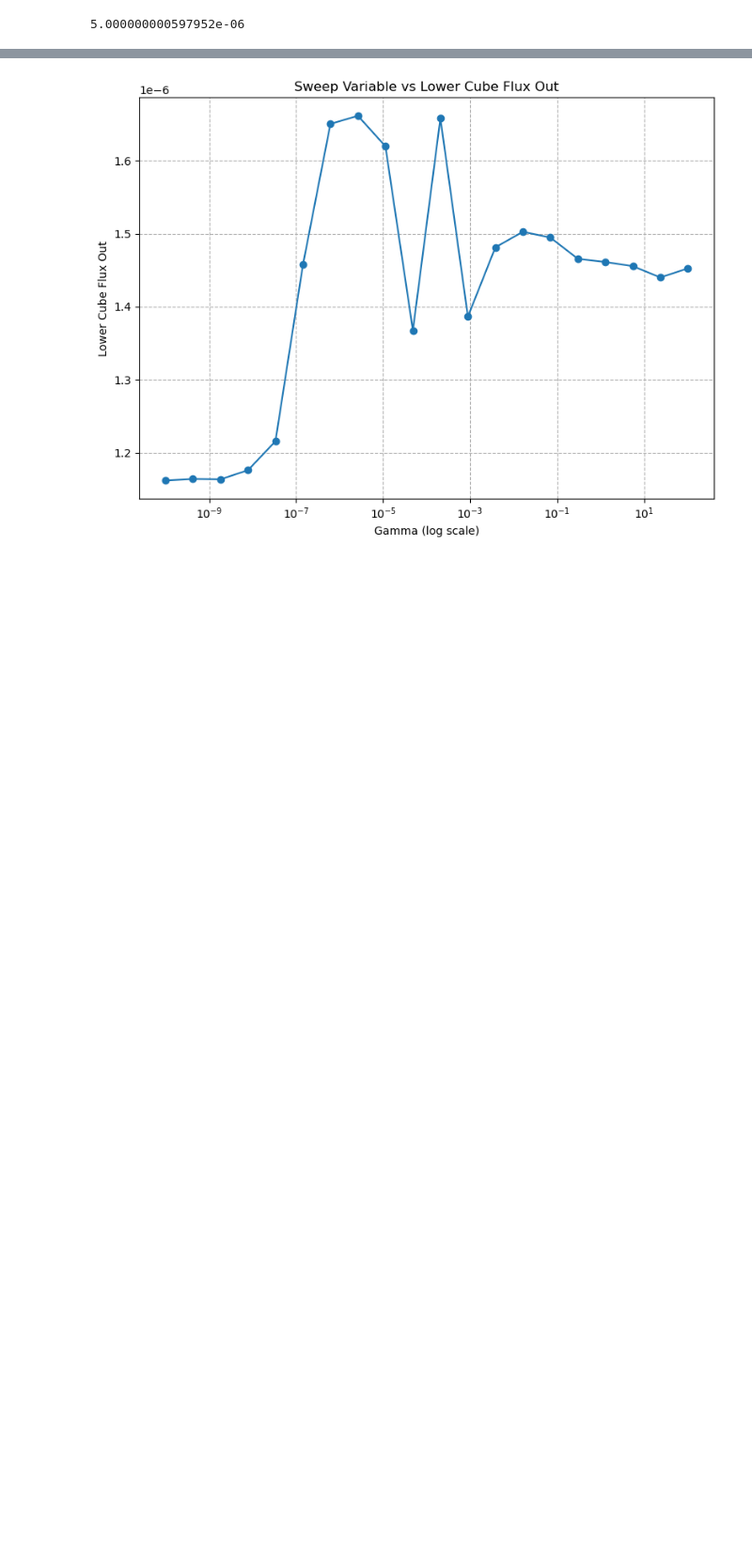
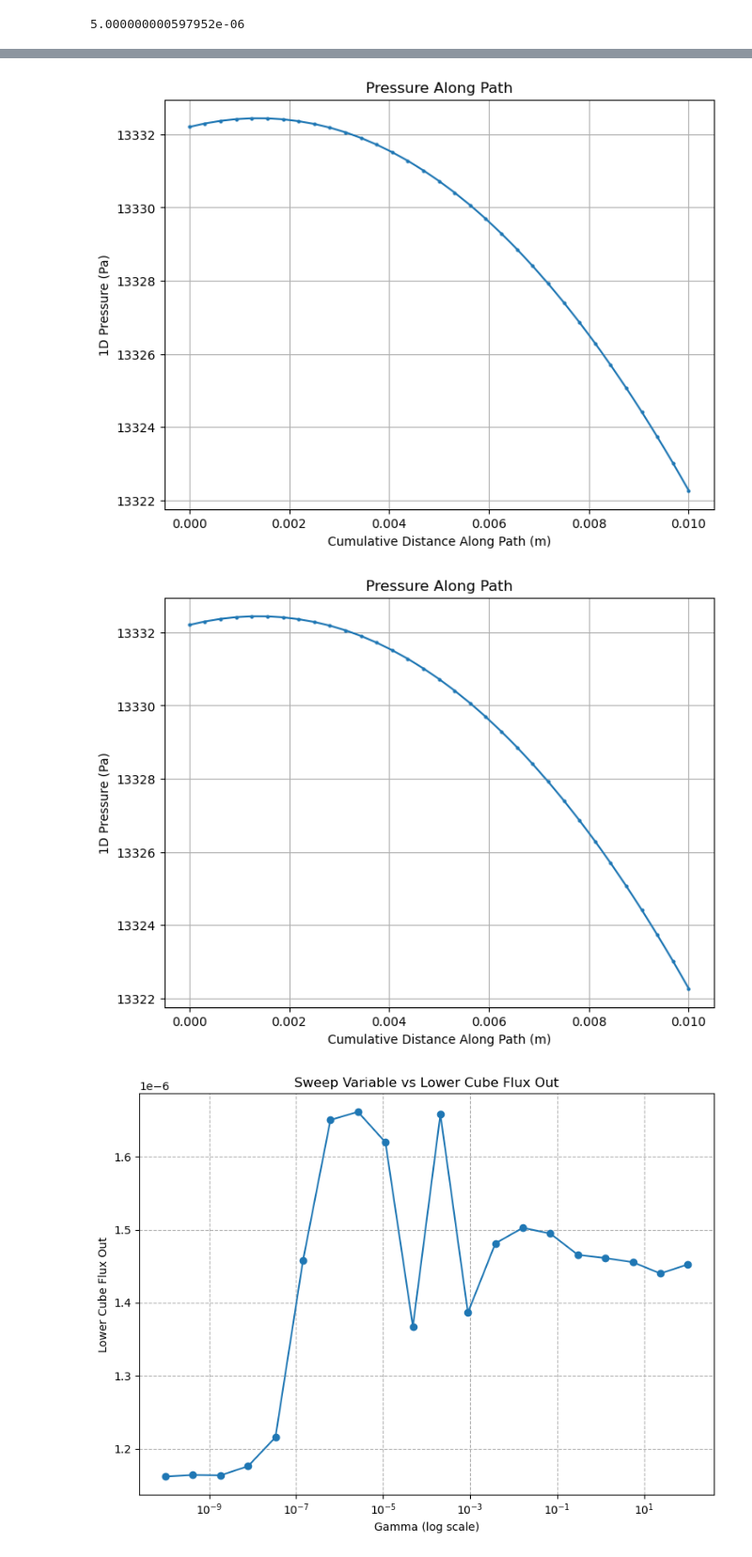
Before and after one commit to isosafrasaurus/multihepatic, a Jupyter notebook: 3d_1d_dckr.ipynb, the cells around one changed output, grey strips where cells are left out. Shown at 94% size. Cells and saved outputs as stored; diff of their text form; code cells hidden in the pictures; blank space fills up the shorter version.

```diff
--- a/3d_1d_dckr.ipynb
+++ b/3d_1d_dckr.ipynb
@@ -80,3 +80,78 @@ TEST_CUBES_SOLVER.compute_net_flow_all_dolfin()
 WARNING: user expression has not supplied value_shape method or an element. Assuming scalar element.
 WARNING: user expression has not supplied value_shape method or an element. Assuming scalar element.
 5.000000000597952e-06
+# %%
+from graphnics import *
+from xii import *
+import matplotlib.pyplot as plt
+
+def get_cells_along_path(G, path, tolerance = DOLFIN_EPS):
+    if not G.mesh:
+        raise ValueError("FenicsGraph object meshes not initialized. Call .make_mesh()")
+
+    # List for global vertices
+    global_vertices = []
+    global_coords = G.mesh.coordinates()
+
+    # For all node pairs in the path
+    for i in range(len(path) - 1):
+        u, v = path[i], path[i + 1]
+        if G.has_edge(u, v):
+            edge, forward = (u, v), True
+        elif G.has_edge(v, u):
+            edge, forward = (v, u), False
+        else:
+            raise ValueError(f"No edge between {u} and {v} in the graph.")
+        if not "submesh" in G.edges[edge]:
+            raise ValueError("FenicsGraph object submeshes not initialized. Call .make_submeshes()")
+        submesh = G.edges[edge]["submesh"]
+        coords = submesh.coordinates()
+
+        # Map local submesh vertex indices to global mesh vertex indices
+        if hasattr(submesh, 'entity_map'):
+            local_to_global = submesh.entity_map(0)
+        else:
+            local_to_global = []
+            for local_pt in coords:
+                matches = np.where(np.all(np.isclose(global_coords, local_pt, atol = tolerance), axis=1))[0]
+                if len(matches) == 0:
+                    raise ValueError(f"No matching global vertex for local coordinate: {local_pt}")
+                local_to_global.append(matches[0])
+            local_to_global = np.array(local_to_global)
+
+        # Get the tangent vector for the current edge, representing its direction
+        tangent = G.edges[edge]["tangent"]
+        if not forward:
+            tangent = -tangent
+        proj = np.dot(coords, tangent)
+        sorted_local_indices = np.argsort(proj)
+
+        # Convert the sorted local indices to their corresponding global vertex indices
+        ordered_globals = [local_to_global[idx] for idx in sorted_local_indices]
+        if i > 0 and ordered_globals[0] == global_vertices[-1]:
+            ordered_globals = ordered_globals[1:]
+        global_vertices.extend(ordered_globals)
+    return global_vertices
+
+def plot_path_pressure(G, uh1d, path):
+    node_ids = get_cells_along_path(G, path)
+    mesh = uh1d.function_space().mesh()
+    coords = mesh.coordinates()
+    pressure = uh1d.compute_vertex_values(mesh)
+    path_coords, path_pressure = coords[node_ids], pressure[node_ids]
+
+    print("Node Pressure Data:")
+    for n, p in zip(node_ids, path_pressure):
+        print(f"Node {n}: Pressure {p:.1f}")
+
+    cum_dist = np.concatenate(([0], np.cumsum(np.linalg.norm(np.diff(path_coords, axis=0), axis=1))))
+    fig = plt.figure(figsize=(8, 6))
+    plt.plot(cum_dist, path_pressure, marker='o', markersize=2)
+    plt.xlabel('Cumulative Distance Along Path (m)')
+    plt.ylabel('1D Pressure (Pa)')
+    plt.title('Pressure Along Path')
+    plt.grid(True)
+    return fig
+
+plot_path_pressure(TEST_GRAPH, TEST_CUBES_SOLVER.uh1d, [0, 1])
+# %% [output]
@@ -83,3 +175,5 @@ WARNING: user expression has not supplied value_shape method or an element. Assu
+[figure, added]
+[figure, added]
 # %%
 import scipy
 
```
Also changed, not shown: parts of 1 cell of this notebook, 6 other files.
